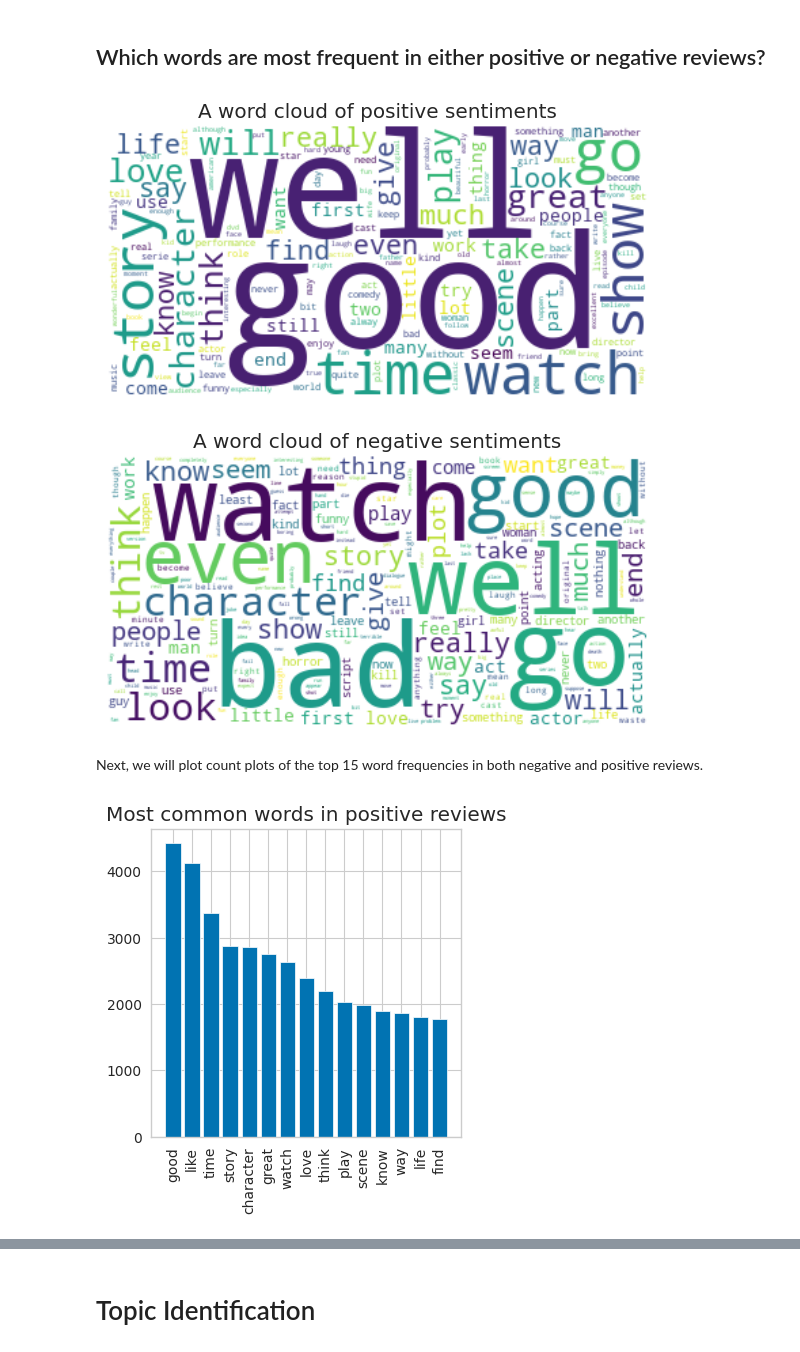
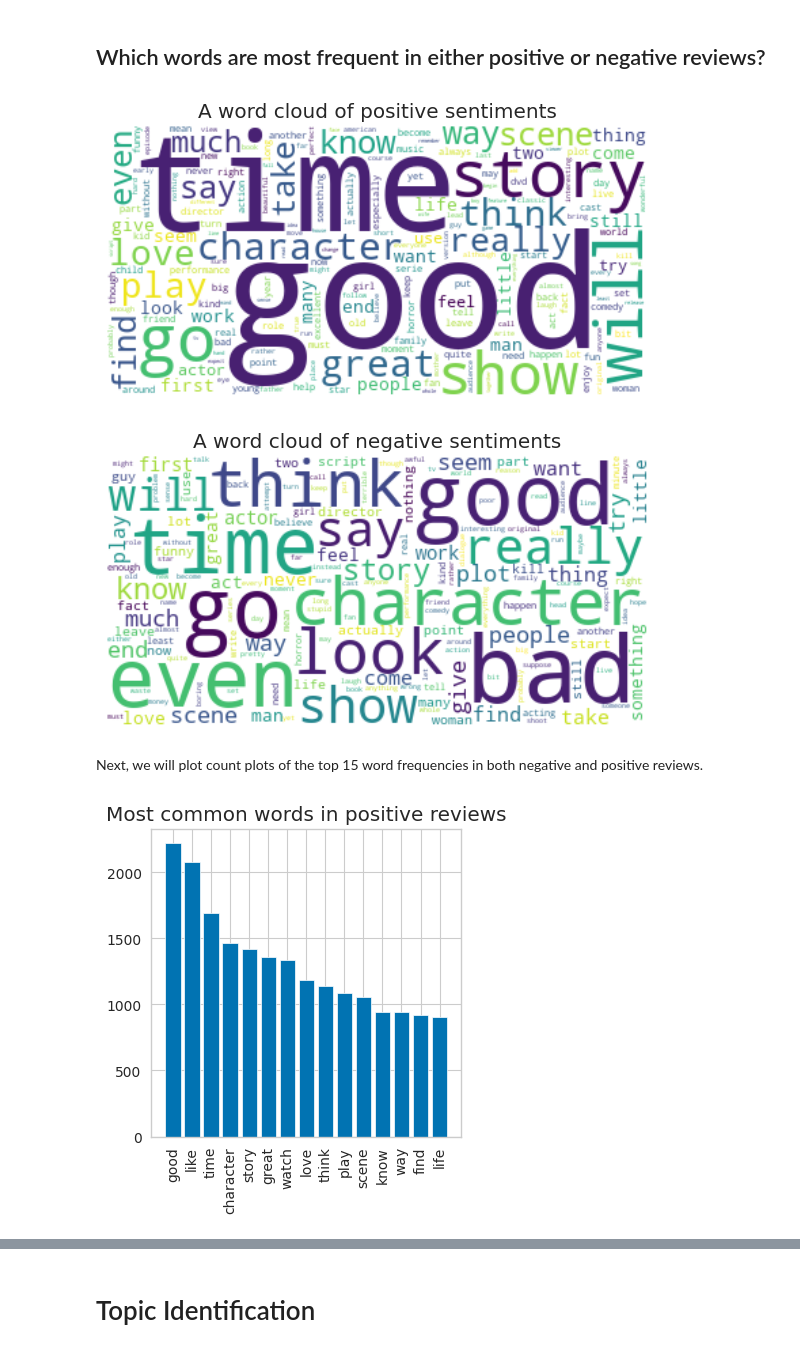
Before and after one commit to noah1-alt/sentiment-analysis, a Jupyter notebook: futureintern-ml-02.ipynb, the cells around one changed output, grey strips where cells are left out. Saved outputs shown, nothing was run; the diff lists cells and outputs as text; code cells hidden in the pictures.

```diff
--- a/futureintern-ml-02.ipynb
+++ b/futureintern-ml-02.ipynb
@@ -74,7 +78,7 @@ We can see that our data has 49582 records and 2 columns. This is a lot of data
 # Sampling
 # %%
 movies_copy = movies.copy()
-movies_df = movies_copy.sample(n = 10000, random_state = 42).reset_index(drop = True)
+movies_df = movies_copy.sample(n = 5000, random_state = 42).reset_index(drop = True)
 movies_df.head()
 # %% [output]
 |  | review | sentiment |
@@ -315,19 +324,19 @@ In conclusion, even though positive reviews appear to have greater word length o
 # %%
 def sentiment_cloud (df,col,title):
     sentiment_text = " ".join(df[col])
-    my_wordcloud = WordCloud(background_color='white', stopwords=STOPWORDS.union(['s','film','movie','one','make','see']), random_state = 42).generate(sentiment_text)
+    my_wordcloud = WordCloud(background_color='white', stopwords=STOPWORDS.union(['s','film','movie','one','make','see','well','watch']), random_state = 42).generate(sentiment_text)
     plt.figure(figsize = (7,5))
     plt.imshow(my_wordcloud, interpolation = 'bilinear')
     plt.axis('off')
     plt.title(title)
     plt.show()
 sentiment_cloud(positive_df, 'clean_review', 'A word cloud of positive sentiments')
 # %% [output]
-[figure, old version]
+[figure, new version]
 # %%
 sentiment_cloud(negative_df, 'clean_review', 'A word cloud of negative sentiments')
 # %% [output]
-[figure, old version]
+[figure, new version]
 # %% [markdown]
 Next, we will plot count plots of the top 15 word frequencies in both negative and positive reviews.
 # %%
@@ -343,7 +352,7 @@ def remove_stopwords_and_plot(df, column, title):
     plt.show()
 remove_stopwords_and_plot(positive_df, 'clean_tokens', 'Most common words in positive reviews')
 # %% [output]
-[figure, old version]
+[figure, new version]
 # %%
 remove_stopwords_and_plot(negative_df, 'clean_tokens', 'Most common words in negative reviews')
 # %% [output]
```
Also changed, not shown: parts of 68 cells of this notebook.
